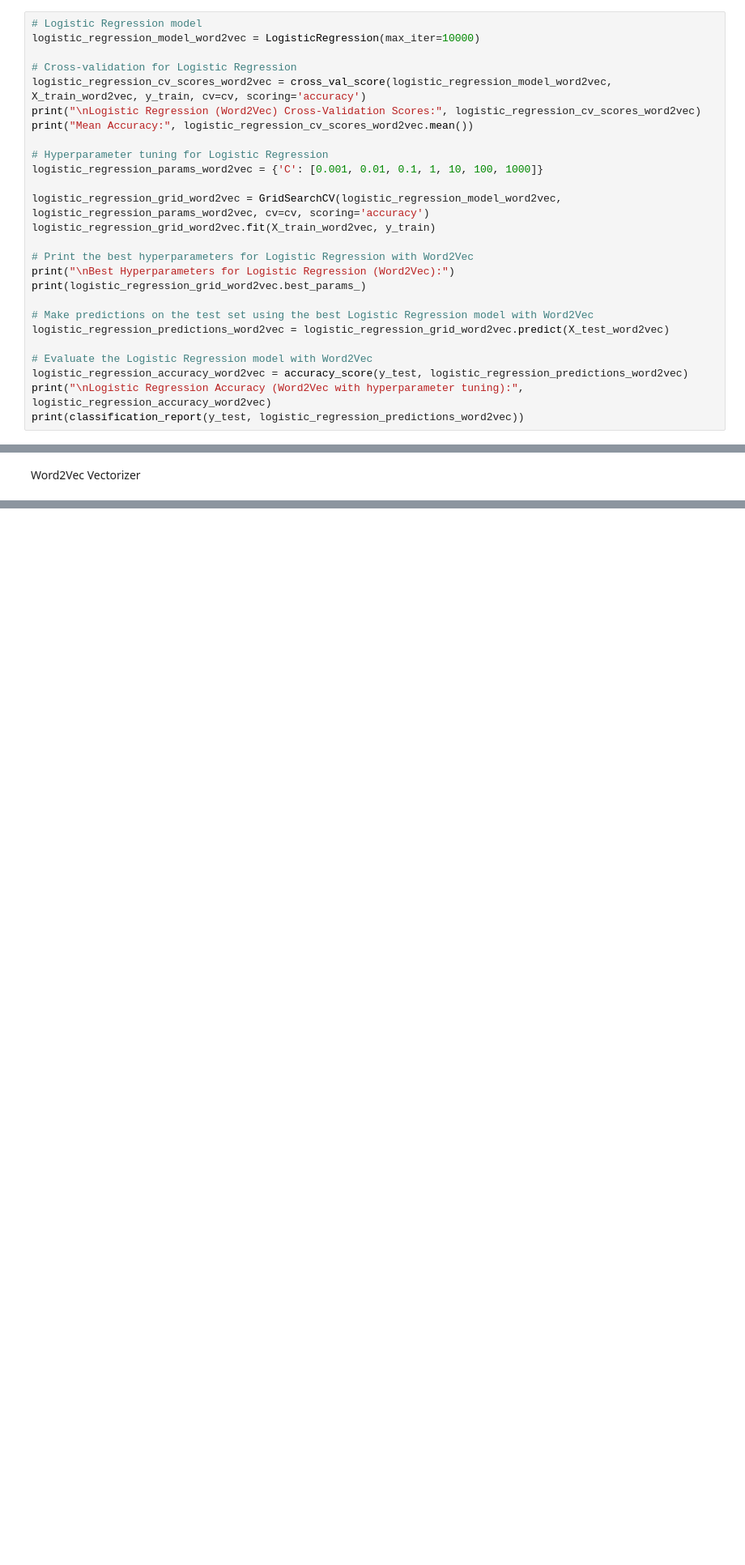
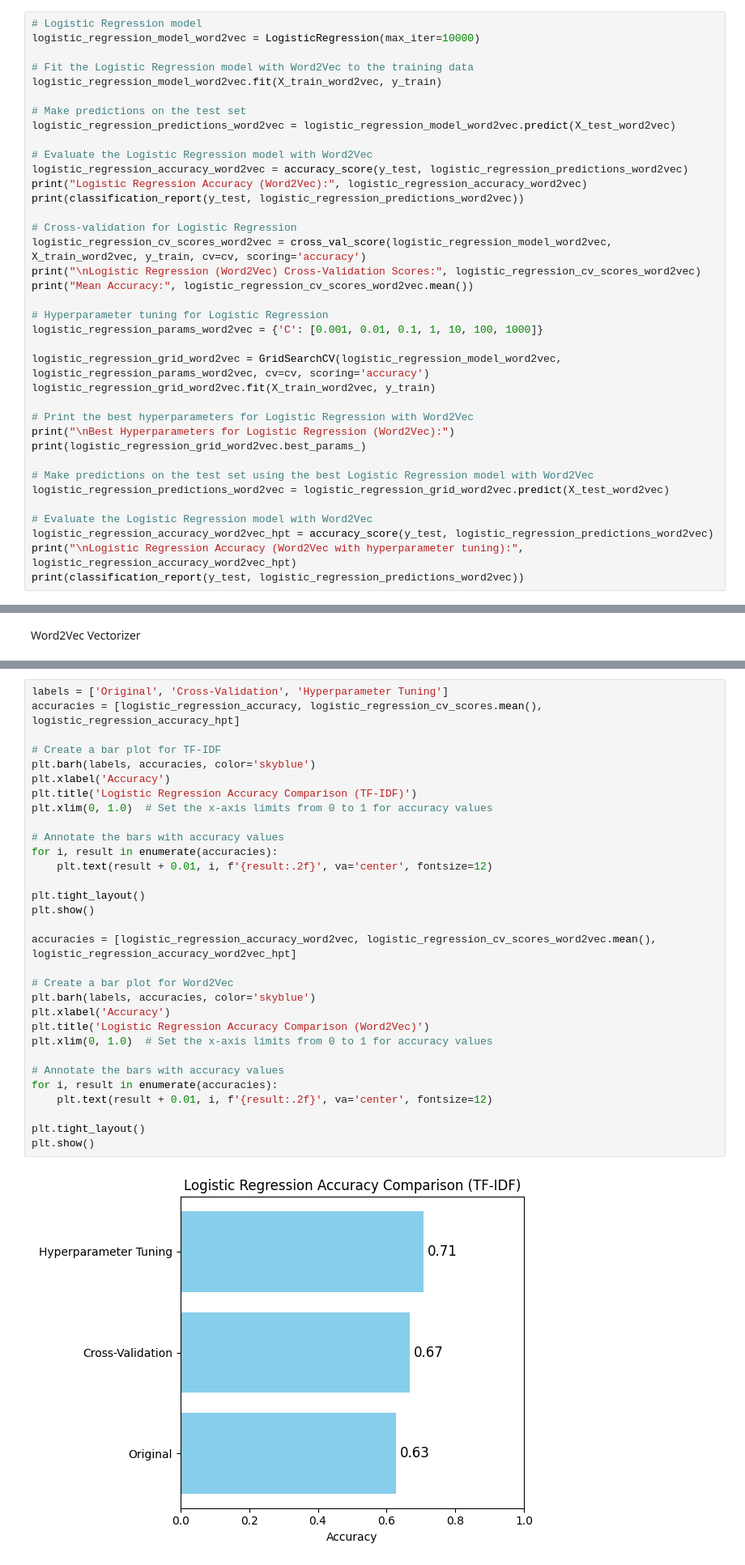
Before and after one commit to jakaVO/IS_Assignment_2, a Jupyter notebook: models.ipynb, the cells around one changed output, grey strips where cells are left out. Shown at 81% size. Cells and saved outputs as stored; diff of their text form; blank space fills up the shorter version.

```diff
--- a/models.ipynb
+++ b/models.ipynb
@@ -132,6 +161,17 @@ Word2Vec Vectorizer
 # %%
 # Logistic Regression model
 logistic_regression_model_word2vec = LogisticRegression(max_iter=10000)
+
+# Fit the Logistic Regression model with Word2Vec to the training data
+logistic_regression_model_word2vec.fit(X_train_word2vec, y_train)
+
+# Make predictions on the test set
+logistic_regression_predictions_word2vec = logistic_regression_model_word2vec.predict(X_test_word2vec)
+
+# Evaluate the Logistic Regression model with Word2Vec
+logistic_regression_accuracy_word2vec = accuracy_score(y_test, logistic_regression_predictions_word2vec)
+print("Logistic Regression Accuracy (Word2Vec):", logistic_regression_accuracy_word2vec)
+print(classification_report(y_test, logistic_regression_predictions_word2vec))
 
 # Cross-validation for Logistic Regression
 logistic_regression_cv_scores_word2vec = cross_val_score(logistic_regression_model_word2vec, X_train_word2vec, y_train, cv=cv, scoring='accuracy')
@@ -152,7 +192,7 @@ print(logistic_regression_grid_word2vec.best_params_)
 logistic_regression_predictions_word2vec = logistic_regression_grid_word2vec.predict(X_test_word2vec)
 
 # Evaluate the Logistic Regression model with Word2Vec
-logistic_regression_accuracy_word2vec = accuracy_score(y_test, logistic_regression_predictions_word2vec)
-print("\nLogistic Regression Accuracy (Word2Vec with hyperparameter tuning):", logistic_regression_accuracy_word2vec)
+logistic_regression_accuracy_word2vec_hpt = accuracy_score(y_test, logistic_regression_predictions_word2vec)
+print("\nLogistic Regression Accuracy (Word2Vec with hyperparameter tuning):", logistic_regression_accuracy_word2vec_hpt)
 print(classification_report(y_test, logistic_regression_predictions_word2vec))
 # %% [output]
@@ -765,0 +1070,33 @@ weighted avg       0.20      0.45      0.28       199
+# %%
+labels = ['Original', 'Cross-Validation', 'Hyperparameter Tuning']
+accuracies = [logistic_regression_accuracy, logistic_regression_cv_scores.mean(), logistic_regression_accuracy_hpt]
+
+# Create a bar plot for TF-IDF
+plt.barh(labels, accuracies, color='skyblue')
+plt.xlabel('Accuracy')
+plt.title('Logistic Regression Accuracy Comparison (TF-IDF)')
+plt.xlim(0, 1.0)  # Set the x-axis limits from 0 to 1 for accuracy values
+
+# Annotate the bars with accuracy values
+for i, result in enumerate(accuracies):
+    plt.text(result + 0.01, i, f'{result:.2f}', va='center', fontsize=12)
+
+plt.tight_layout()
+plt.show()
+
+accuracies = [logistic_regression_accuracy_word2vec, logistic_regression_cv_scores_word2vec.mean(), logistic_regression_accuracy_word2vec_hpt]
+
+# Create a bar plot for Word2Vec
+plt.barh(labels, accuracies, color='skyblue')
+plt.xlabel('Accuracy')
+plt.title('Logistic Regression Accuracy Comparison (Word2Vec)')
+plt.xlim(0, 1.0)  # Set the x-axis limits from 0 to 1 for accuracy values
+
+# Annotate the bars with accuracy values
+for i, result in enumerate(accuracies):
+    plt.text(result + 0.01, i, f'{result:.2f}', va='center', fontsize=12)
+
+plt.tight_layout()
+plt.show()
+# %% [output]
+[figure, added]
```
Also changed, not shown: parts of 39 cells of this notebook.
